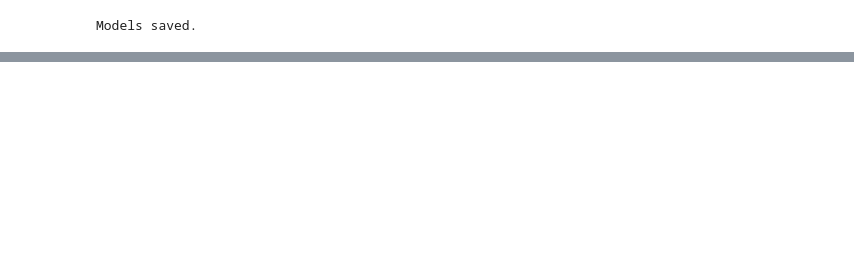
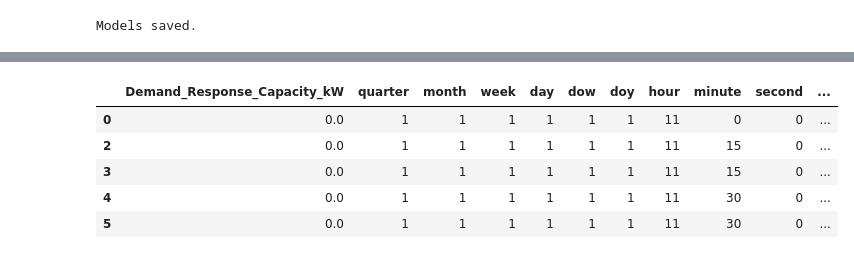
Before and after one commit to truongbnguyen88/nrg_hackathon_sept2025, a Jupyter notebook: phase2_train.ipynb, the cells around one changed output, grey strips where cells are left out. Cells and saved outputs as stored; diff of their text form; code cells hidden in the pictures; blank space fills up the shorter version.

```diff
--- a/phase2_train.ipynb
+++ b/phase2_train.ipynb
@@ -280,3 +285,12 @@ X.columns.tolist()
  'Demand_Response_Flag_-1',
  'Demand_Response_Flag_0',
  'Demand_Response_Flag_1']
+# %%
+df.head()
+# %% [output]
+|  | Demand_Response_Capacity_kW | quarter | month | week | day | dow | doy | hour | minute | second | ... |
+| 0 | 0.0 | 1 | 1 | 1 | 1 | 1 | 1 | 11 | 0 | 0 | ... |
+| 2 | 0.0 | 1 | 1 | 1 | 1 | 1 | 1 | 11 | 15 | 0 | ... |
+| 3 | 0.0 | 1 | 1 | 1 | 1 | 1 | 1 | 11 | 15 | 0 | ... |
+| 4 | 0.0 | 1 | 1 | 1 | 1 | 1 | 1 | 11 | 30 | 0 | ... |
+| 5 | 0.0 | 1 | 1 | 1 | 1 | 1 | 1 | 11 | 30 | 0 | ... |
```
Also changed, not shown: parts of 7 cells of this notebook, 4 other files.
